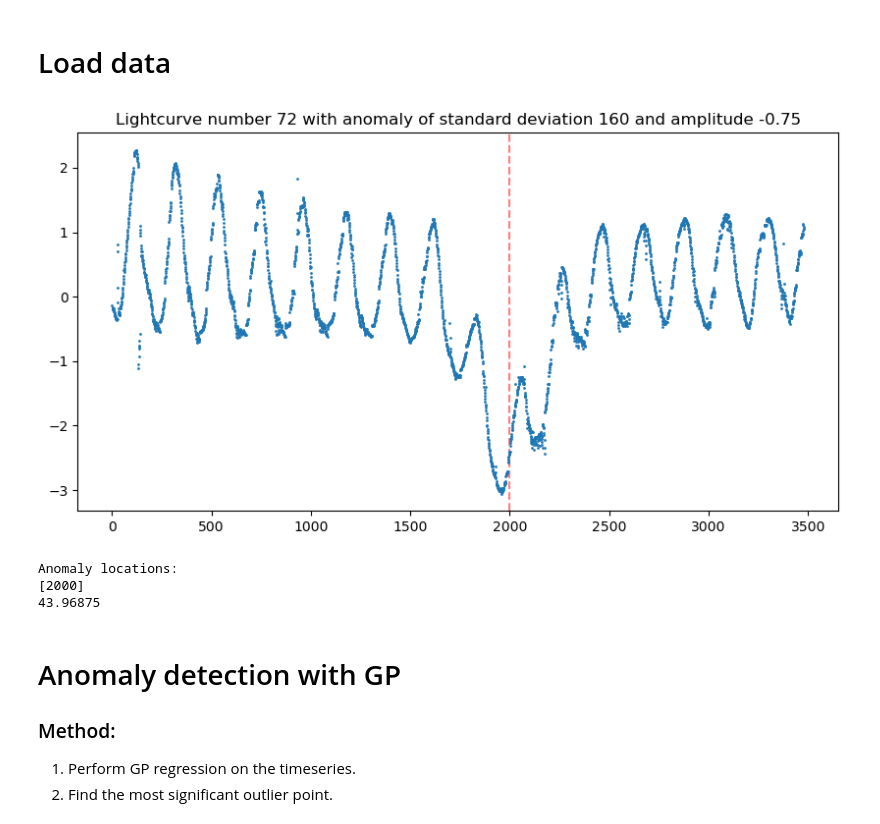
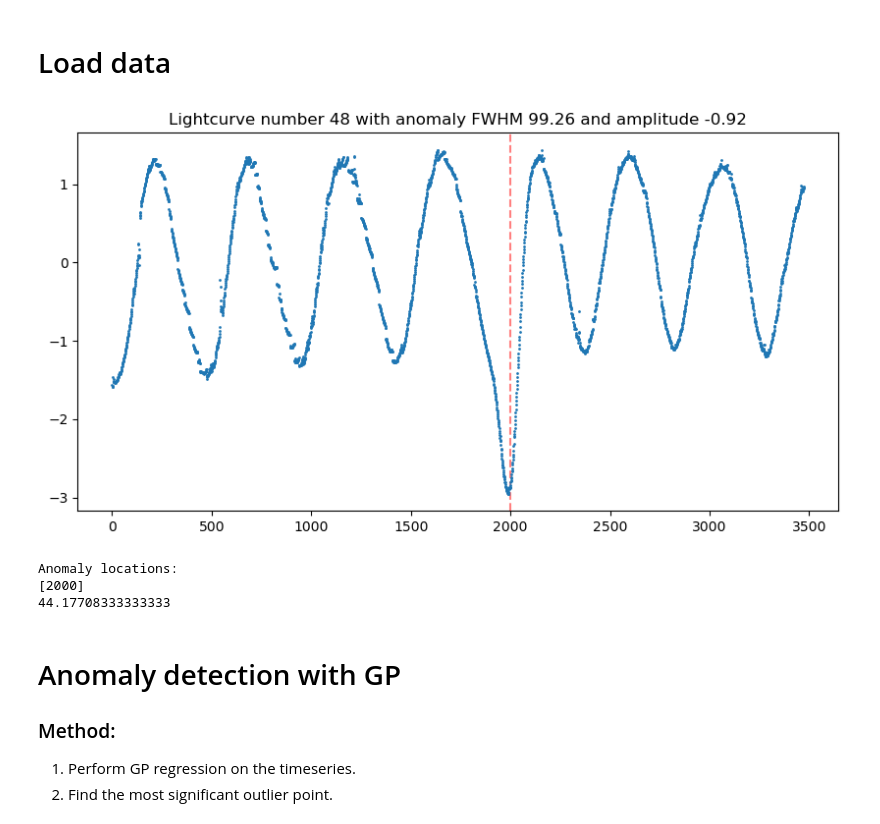
Before and after one commit to linneawolniewicz/dipper-detection, a Jupyter notebook: scripts/explore_gp.ipynb, the cells around one changed output. Cells and saved outputs as stored; diff of their text form; code cells hidden in the pictures.

```diff
--- a/scripts/explore_gp.ipynb
+++ b/scripts/explore_gp.ipynb
@@ -15,10 +20,10 @@ Using device: cuda
 # Load data
 # %%
 # Data and anomaly parameters
-file_number = 72
+file_number = 48
 shape = "gaussian"
-width = 160
-amp = -0.75
+width_scale = 0.2
+depth_scale = 0.5
 loc = 2000
 
 # Load the data
@@ -31,49 +36,49 @@ y = (y - np.min(y)) / (np.max(y) - np.min(y))
 y_err = y_err / (np.max(y) - np.min(y))
 
 # Inject anomalies
-steps, y, anomaly_locs = inject_anomaly(
+steps, y, anomaly_locs, anomaly_amp, anomaly_fwhm = inject_anomaly(
     y,
     num_anomalies=1,
     seed=file_number,
     shapes=[shape],
-    anomaly_stdev=width,
-    anomaly_amp=amp,
+    width_scale=width_scale,
+    depth_scale=depth_scale,
     anomaly_idx=[loc]
 )
 
 # Standardize data to have mean 0 and std of 1
 mean_y = np.mean(y)
 std_y = np.std(y)
 y = (y - mean_y) / std_y
 y_err = y_err / std_y
 
 # Create original copies of x and y
 x_orig = np.copy(x)
 y_orig = np.copy(y)
 y_err_orig = np.copy(y_err)
 
 # Convert to tensors
 x_tensor = torch.tensor(x, dtype=torch.float32).to(device)
 y_tensor = torch.tensor(y, dtype=torch.float32).to(device)
 y_err_tensor = torch.tensor(y_err, dtype=torch.float32).to(device)
 
 # Plot
 plt.figure(figsize=(10,5))
 for i in range(len(anomaly_locs)):
     plt.axvline(x=anomaly_locs[i], color='r', linestyle='--', alpha=0.5)
 plt.plot(steps, y, '.', markersize=2)
-plt.title(f"Lightcurve number {file_number} with anomaly of standard deviation {width} and amplitude {amp}")
+plt.title(f"Lightcurve number {file_number} with anomaly FWHM {anomaly_fwhm:.2f} and amplitude {anomaly_amp:.2f}")
 plt.show()
 
 # Print anomaly_locs, both indices and x[i]
 print("Anomaly locations:")
 print(anomaly_locs)
 for i in anomaly_locs: print(x[int(i)])
 # %% [output]
-[figure, old version]
+[figure, new version]
 Anomaly locations:
 [2000]
-43.96875
+44.17708333333333
 # %% [markdown]
 # Anomaly detection with GP
 ### Method:
```
Also changed, not shown: parts of 3 cells of this notebook, 10 other files.
